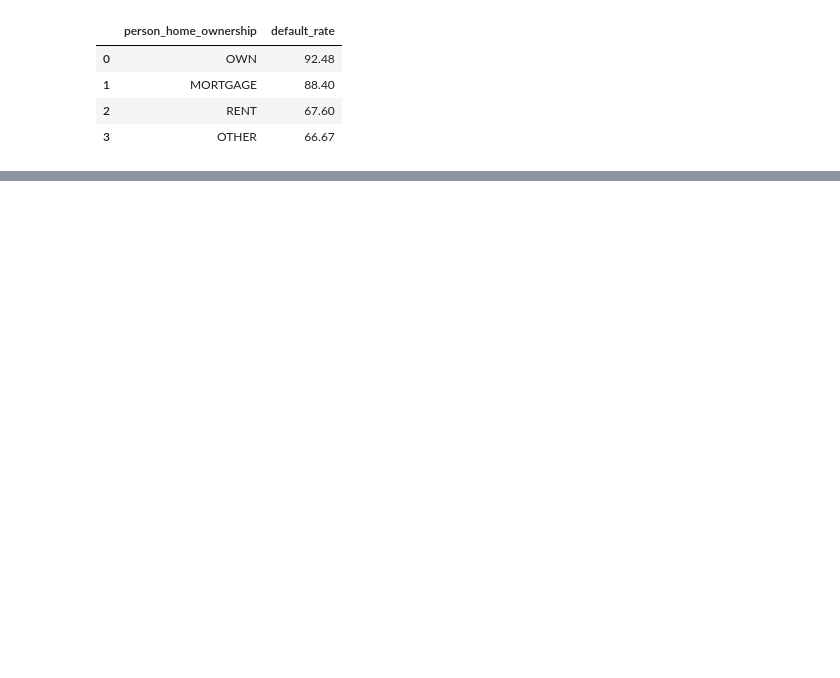
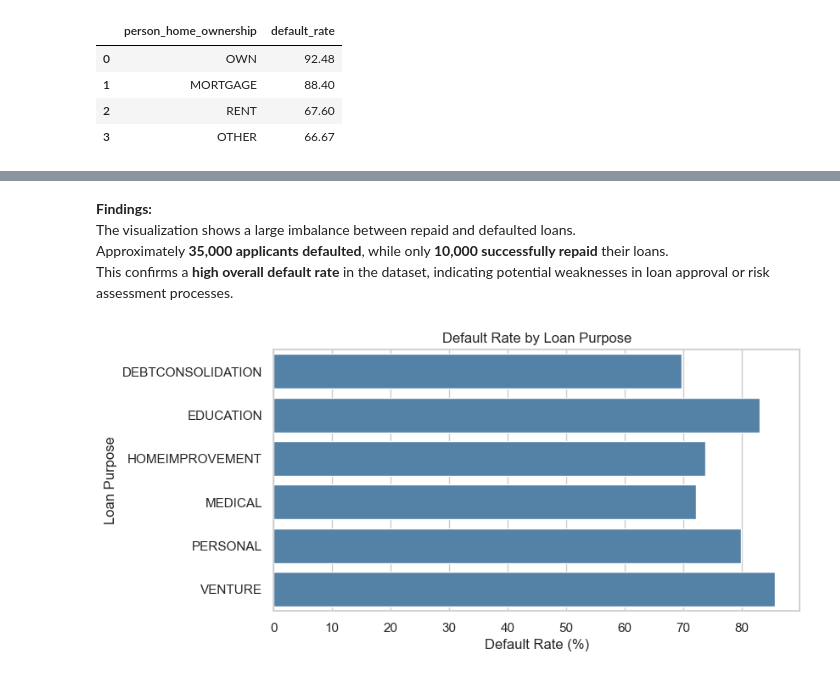
Before and after one commit to LinetLydia/Bank_Loans_Analysis, a Jupyter notebook: bank_loan.ipynb, the cells around one changed output, grey strips where cells are left out. Cells and saved outputs as stored; diff of their text form; code cells hidden in the pictures; blank space fills up the shorter version.

```diff
--- a/bank_loan.ipynb
+++ b/bank_loan.ipynb
@@ -414,0 +438,24 @@ From this SQL-based EDA, you will uncover:
+# %% [markdown]
+**Findings:**
+The visualization shows a large imbalance between repaid and defaulted loans.
+Approximately **35,000 applicants defaulted**, while only **10,000 successfully repaid** their loans.
+This confirms a **high overall default rate** in the dataset, indicating potential weaknesses in loan approval or risk assessment processes.
+# %%
+#Default rate by loan purpose
+
+loan_intent_df = pd.read_sql_query("""
+SELECT
+    loan_intent,
+    ROUND(SUM(CASE WHEN loan_status = 0 THEN 1 ELSE 0 END) * 100.0 / COUNT(*), 2) AS default_rate
+FROM loan_data
+GROUP BY loan_intent;
+""", conn)
+
+plt.figure(figsize=(8,4))
+sns.barplot(x='default_rate', y='loan_intent', data=loan_intent_df, color='steelblue')
+plt.title("Default Rate by Loan Purpose")
+plt.xlabel("Default Rate (%)")
+plt.ylabel("Loan Purpose")
+plt.show()
+# %% [output]
+[figure, added]
```
Also changed, not shown: parts of 31 cells of this notebook.
